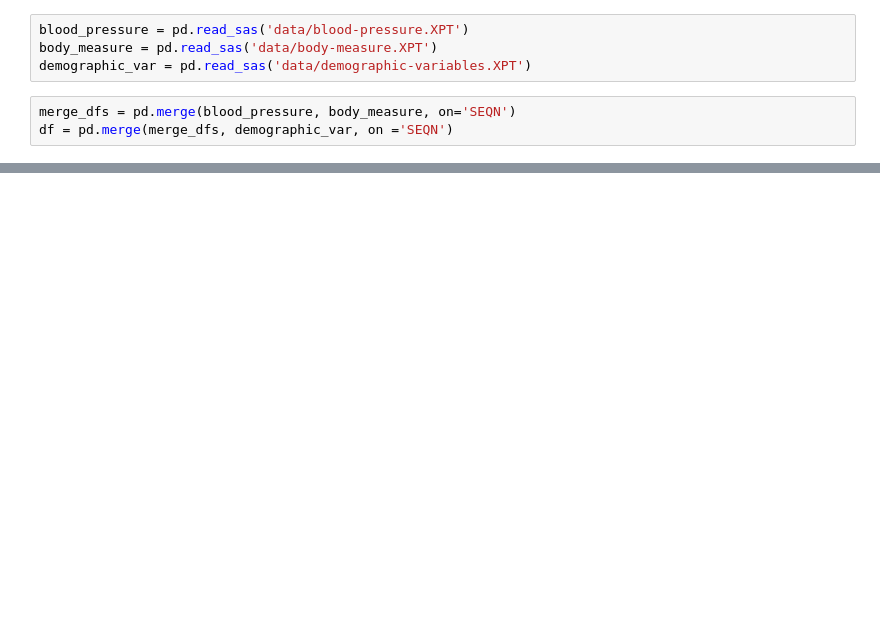
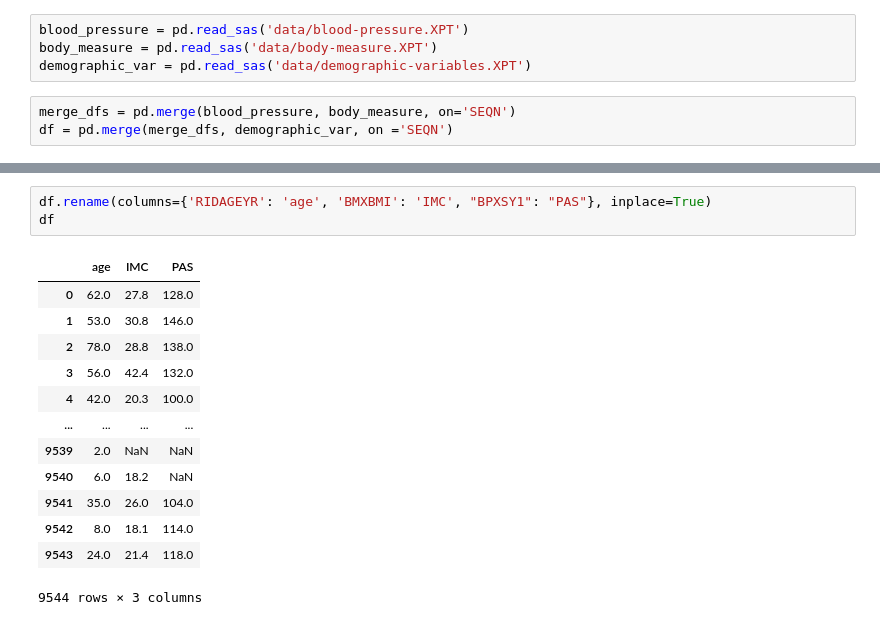
Before and after one commit to laryyssa/Aprendizado-de-Maquina-na-Saude, a Jupyter notebook: atv-2_regressao-linear/main.ipynb, the cells around one changed output, grey strips where cells are left out. Saved outputs shown, nothing was run; the diff lists cells and outputs as text; blank space fills up the shorter version.

```diff
--- a/atv-2_regressao-linear/main.ipynb
+++ b/atv-2_regressao-linear/main.ipynb
@@ -20,0 +23,17 @@ df.head()
+# %%
+df.rename(columns={'RIDAGEYR': 'age', 'BMXBMI': 'IMC', "BPXSY1": "PAS"}, inplace=True)
+df
+# %% [output]
+|  | age | IMC | PAS |
+| 0 | 62.0 | 27.8 | 128.0 |
+| 1 | 53.0 | 30.8 | 146.0 |
+| 2 | 78.0 | 28.8 | 138.0 |
+| 3 | 56.0 | 42.4 | 132.0 |
+| 4 | 42.0 | 20.3 | 100.0 |
+| ... | ... | ... | ... |
+| 9539 | 2.0 | NaN | NaN |
+| 9540 | 6.0 | 18.2 | NaN |
+| 9541 | 35.0 | 26.0 | 104.0 |
+| 9542 | 8.0 | 18.1 | 114.0 |
+| 9543 | 24.0 | 21.4 | 118.0 |
+9544 rows × 3 columns
```
Also changed, not shown: parts of 8 cells of this notebook.
